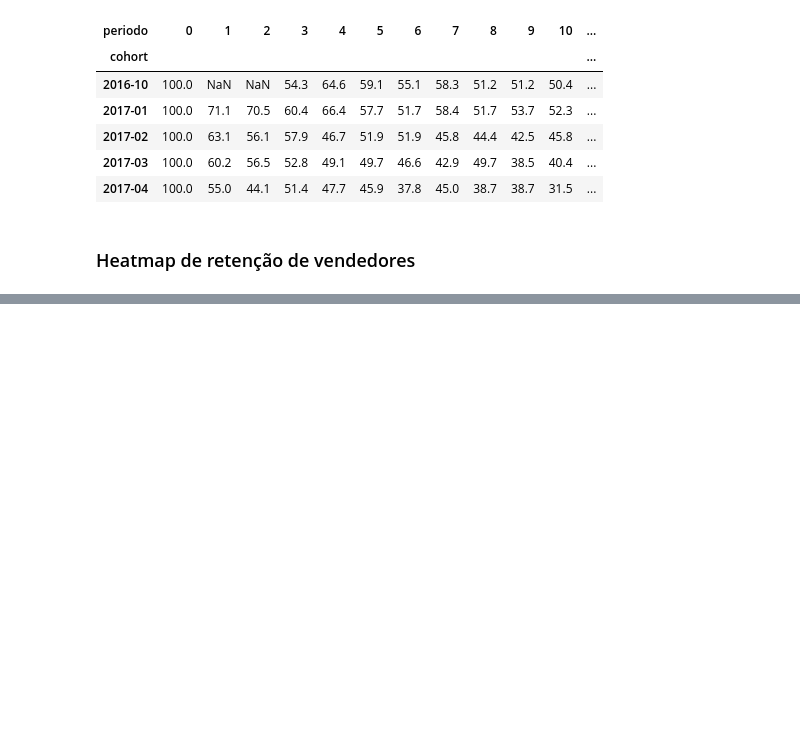
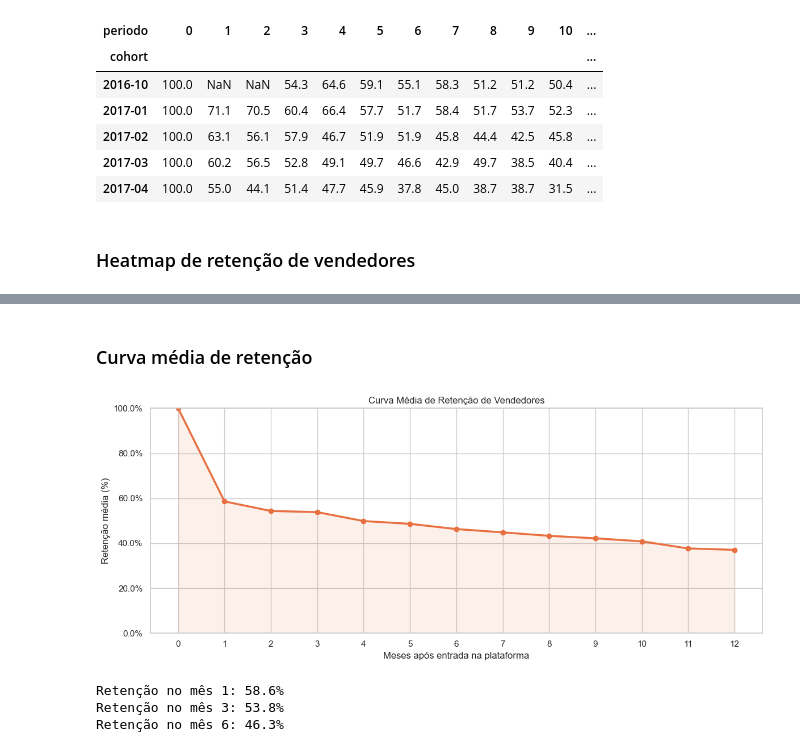
Before and after one commit to vpereiranunes/ifood-delivery-analytics, a Jupyter notebook: notebooks/02_cohort_retention.ipynb, the cells around one changed output, grey strips where cells are left out. Drawn from its saved outputs; the diff is of its cells as text; code cells hidden in the pictures; blank space fills up the shorter version.

```diff
--- a/notebooks/02_cohort_retention.ipynb
+++ b/notebooks/02_cohort_retention.ipynb
@@ -94,0 +121,39 @@ Cohorts analisados: 21
+# %% [markdown]
+### Curva média de retenção
+# %%
+retencao_media = retention.mean(axis=0).reset_index()
+retencao_media.columns = ["periodo", "retencao_media"]
+
+fig, ax = plt.subplots(figsize=(12, 5))
+
+ax.plot(
+    retencao_media["periodo"],
+    retencao_media["retencao_media"],
+    color="#E87040", linewidth=2.5, marker="o", markersize=6
+)
+ax.fill_between(
+    retencao_media["periodo"],
+    retencao_media["retencao_media"],
+    alpha=0.1, color="#E87040"
+)
+
+ax.set_xticks(retencao_media["periodo"])
+ax.set_xlabel("Meses após entrada na plataforma")
+ax.set_ylabel("Retenção média (%)")
+ax.set_title("Curva Média de Retenção de Vendedores")
+ax.yaxis.set_major_formatter(mticker.FuncFormatter(lambda x, _: f"{x:.1f}%"))
+ax.set_ylim(0, 100)
+
+plt.tight_layout()
+plt.savefig("../reports/02_curva_retencao_vendedores.png", dpi=150)
+plt.show()
+
+for mes in [1, 3, 6]:
+    if mes in retencao_media["periodo"].values:
+        val = retencao_media.loc[retencao_media["periodo"] == mes, "retencao_media"].values[0]
+        print(f"Retenção no mês {mes}: {val:.1f}%")
+# %% [output]
+[figure, added]
+Retenção no mês 1: 58.6%
+Retenção no mês 3: 53.8%
+Retenção no mês 6: 46.3%
```
Also changed, not shown: parts of 6 cells of this notebook.
